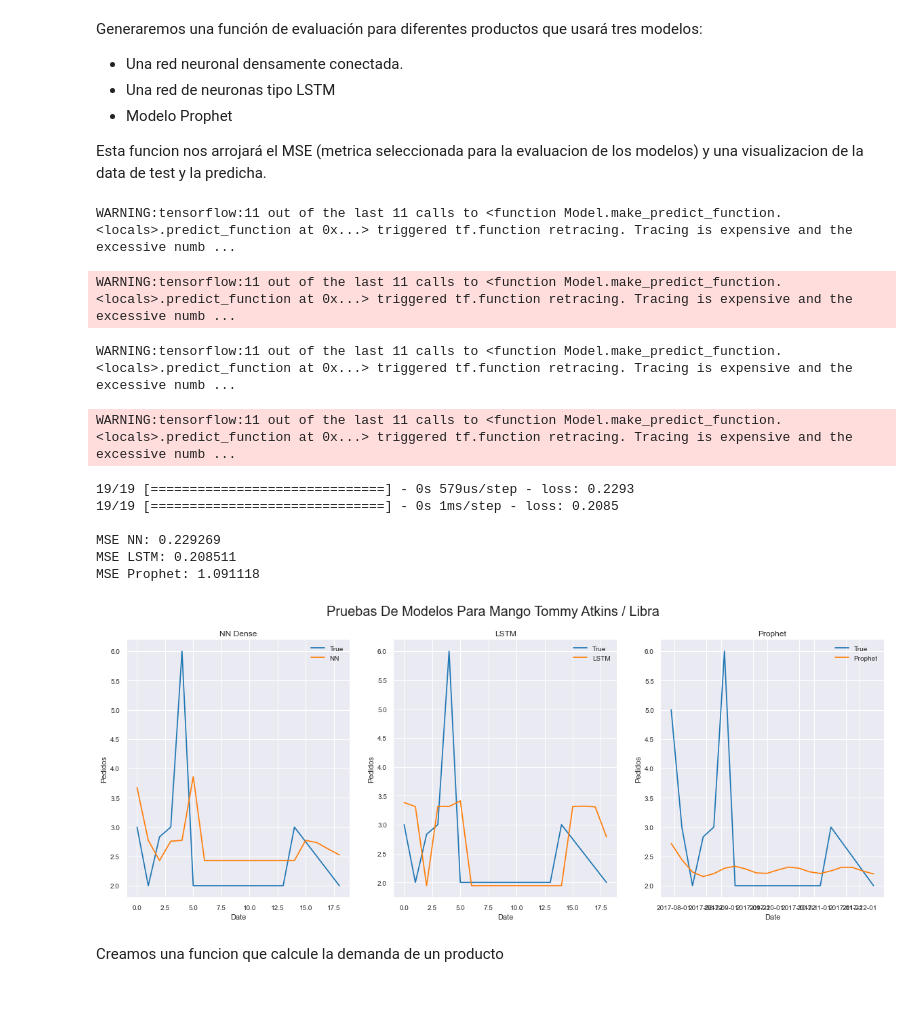
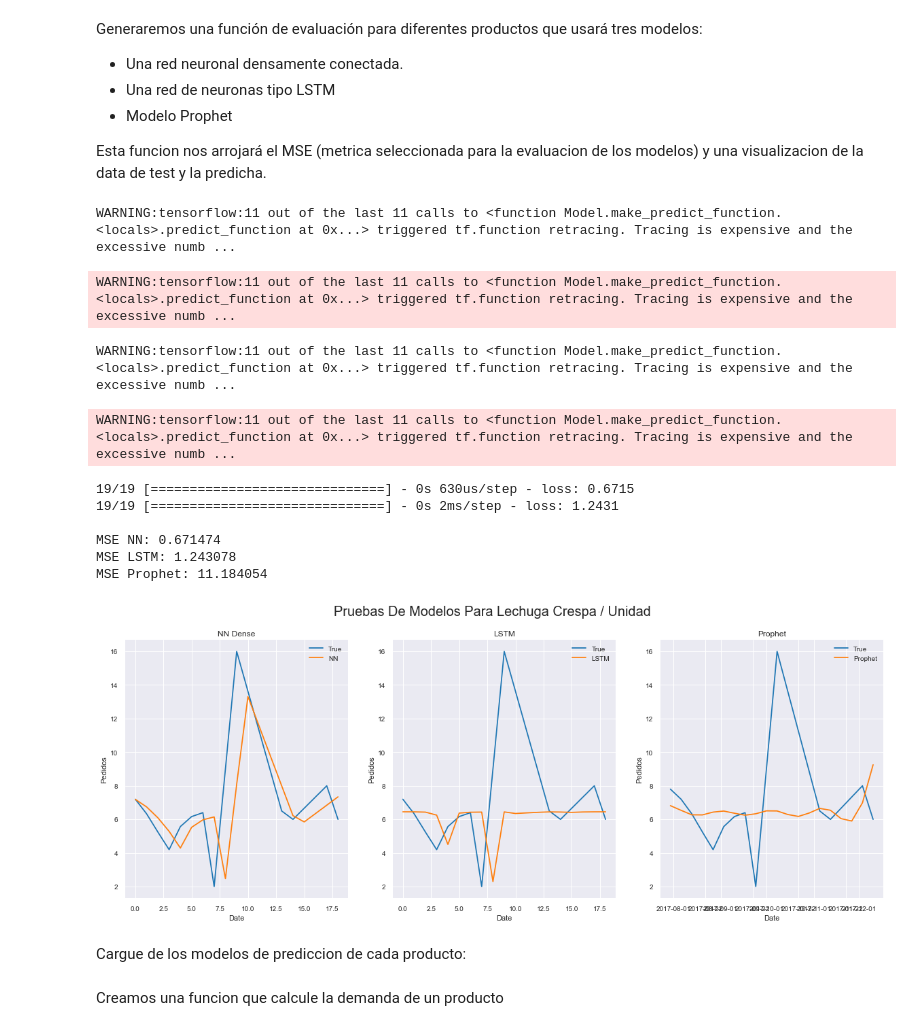
Before and after one commit to diegojeda/Modelos-Avanzados-2, a Jupyter notebook: Micro Proyecto 1/MicroProyecto1_StartUp.ipynb, the cells around one changed output. Drawn from its saved outputs; the diff is of its cells as text; code cells hidden in the pictures; blank space fills up the shorter version.

```diff
--- a/Micro Proyecto 1/MicroProyecto1_StartUp.ipynb
+++ b/Micro Proyecto 1/MicroProyecto1_StartUp.ipynb
@@ -447,10 +444,11 @@ def eval_prod(producto):
     y_test = test_sc[1:]
 
     nn_model = Sequential()
-    nn_model.add(Dense(12, input_dim=1, activation='selu'))
-    nn_model.add(Dense(24, input_dim=1, activation='selu'))
-    nn_model.add(Dense(12, input_dim=1, activation='selu'))
-    nn_model.add(Dense(1))
+    nn_model.add(Dense(2, input_dim=1, activation='selu'))
+    nn_model.add(Dense(4, input_dim=1))
+    #nn_model.add(Dense(32, input_dim=1))
+    nn_model.add(Dense(4, input_dim=1))
+    nn_model.add(Dense(2, input_dim=1))
     nn_model.add(Dense(1))
     nn_model.compile(loss='mean_squared_error', optimizer='adam')
     early_stop = EarlyStopping(monitor='loss', patience=2, verbose=0)
@@ -483,12 +481,13 @@ def eval_prod(producto):
 
     # Generamos la Arquitectura de la LSTM
     lstm_model = Sequential()
-    lstm_model.add(Bidirectional(LSTM(4, input_shape=(1, X_train_lmse.shape[1]), activation='selu', kernel_initializer='lecun_uniform', return_sequences=True)))
-    lstm_model.add(Bidirectional(LSTM(16,return_sequences=True)))
-    lstm_model.add(Bidirectional(LSTM(16,return_sequences=True)))
-    lstm_model.add(LSTM(4))
+    lstm_model.add(Bidirectional(LSTM(2, input_shape=(1, X_train_lmse.shape[1]), activation='selu', kernel_initializer='lecun_uniform', return_sequences=True)))
+    lstm_model.add(Bidirectional(LSTM(4,return_sequences=True)))
+    lstm_model.add(Bidirectional(LSTM(4,return_sequences=True)))
+    lstm_model.add(Bidirectional(LSTM(8,return_sequences=True)))
+    lstm_model.add(Bidirectional(LSTM(2)))
     lstm_model.add(Dense(1))
-    lstm_model.compile(loss='mean_squared_error', optimizer='adam')
+    lstm_model.compile(loss='mean_squared_error', optimizer="adam")
     early_stop = EarlyStopping(monitor='loss', patience=2, verbose=0)
     history_lstm_model = lstm_model.fit(X_train_lmse, y_train, epochs=100, batch_size=1, verbose=0, shuffle=False, callbacks=[early_stop])
 
@@ -579,16 +578,18 @@ def eval_prod(producto):
 
     return model_final
 # %%
-model_FRU0028 = eval_prod("FRU0028")
+model_FRU0028 = eval_prod("VER0028")
 # %% [output]
 WARNING:tensorflow:11 out of the last 11 calls to <function Model.make_predict_function.<locals>.predict_function at 0x...> triggered tf.function retracing. Tracing is expensive and the excessive numb ...
 WARNING:tensorflow:11 out of the last 11 calls to <function Model.make_predict_function.<locals>.predict_function at 0x...> triggered tf.function retracing. Tracing is expensive and the excessive numb ...
 WARNING:tensorflow:11 out of the last 11 calls to <function Model.make_predict_function.<locals>.predict_function at 0x...> triggered tf.function retracing. Tracing is expensive and the excessive numb ...
 WARNING:tensorflow:11 out of the last 11 calls to <function Model.make_predict_function.<locals>.predict_function at 0x...> triggered tf.function retracing. Tracing is expensive and the excessive numb ...
-19/19 [==============================] - 0s 579us/step - loss: 0.2293
-19/19 [==============================] - 0s 1ms/step - loss: 0.2085
+19/19 [==============================] - 0s 630us/step - loss: 0.6715
+19/19 [==============================] - 0s 2ms/step - loss: 1.2431
 
-MSE NN: 0.229269
-MSE LSTM: 0.208511
-MSE Prophet: 1.091118
+MSE NN: 0.671474
+MSE LSTM: 1.243078
+MSE Prophet: 11.184054
-[figure, old version]
+[figure, new version]
+# %% [markdown]
+Cargue de los modelos de prediccion de cada producto:
```
Also changed, not shown: parts of 11 cells of this notebook, 38 other files.
